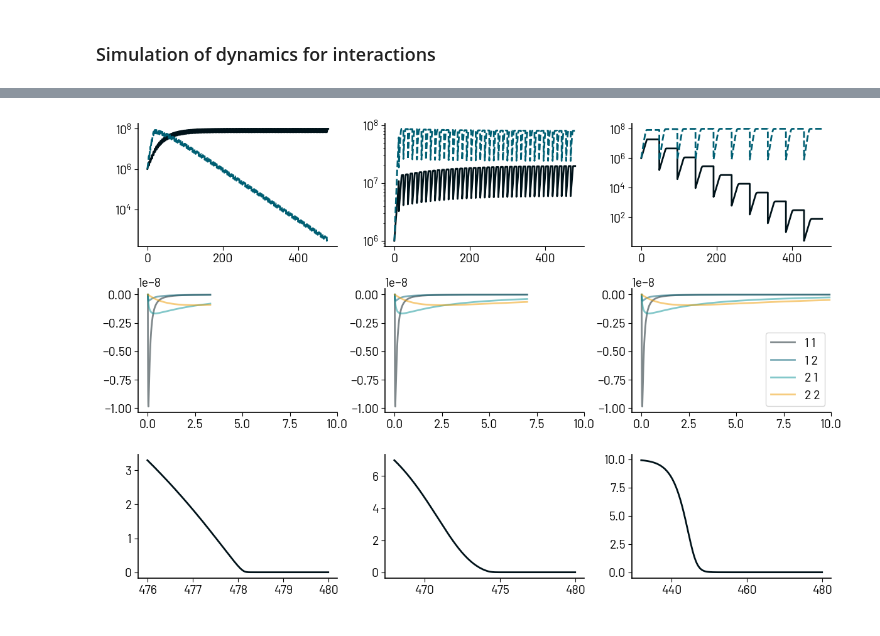
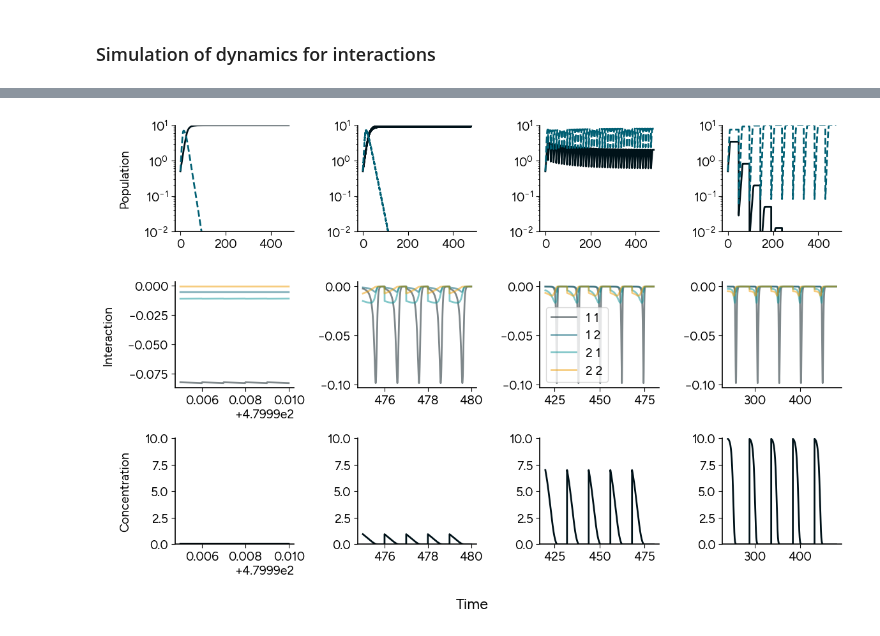
Before and after one commit to prajwalp/OE-dilutions, a Jupyter notebook: coexistence_interactions.ipynb, the cells around one changed output, grey strips where cells are left out. Cells and saved outputs as stored; diff of their text form; code cells hidden in the pictures.

```diff
--- a/coexistence_interactions.ipynb
+++ b/coexistence_interactions.ipynb
@@ -22,7 +22,7 @@ def species_survivability(km,mu,d,tau,c0):
 # %%
 a1,a2 = 0.2,0.57
 K1,K2 = 0.06,5.1
-y1,y2 = 1e7,1e7
+y1,y2 = 1,1
 
 alpha_vec = np.array([a1,a2])
 K_vec = np.array([K1,K2])
@@ -128,16 +132,16 @@ def effIntFn(alpha_vec,K_vec,yield_vec,c,sp1id,sp2id):
     return - alpha_vec[id1] * K_vec[id1] / (K_vec[id1] + c)**2 * alpha_vec[id2] * c / (K_vec[id2] + c) / yield_vec[id2]
 # %%
 s_vector = supply_conc
-y_init = np.array([1e6,1e6,s_vector])
+y_init = np.array([y1/2,y2/2,s_vector])
 
 alpha1,alpha2 = a1,a2
 km1,km2 = K1,K2
 yiel1,yiel2 = y1,y2
 
-dt = 1e-3
+dt = 1e-5
 t_integrate = np.arange(0,480,dt)
 # %%
-times_dilution_sim = np.array([4,12,48])
+times_dilution_sim = np.array([0.001,1,12,48])
 dils_frac_sim = np.zeros(times_dilution_sim.size)
 simulation_data = []
 
@@ -156,32 +166,44 @@ for i in range(times_dilution_sim.size):
 # %%
-fig,ax = plt.subplots(3,3,figsize=(12,8))
+fig,ax = plt.subplots(3,len(times_dilution_sim),figsize=(12,8))
 
 for i in range(times_dilution_sim.size):
     y_soln = simulation_data[i]
-    ax[0,i].plot(t_integrate[::10],y_soln[:,0][::10])
-    ax[0,i].plot(t_integrate[::10],y_soln[:,1][::10],ls="--")
+    ax[0,i].plot(t_integrate[::10000],y_soln[:,0][::10000])
+    ax[0,i].plot(t_integrate[::10000],y_soln[:,1][::10000],ls="--")
     ax[0,i].set_yscale('log')
 
-    cutoff = -int(1 * times_dilution_sim[i]/dt)
+    cutoff = -int(5 * times_dilution_sim[i]/dt)
     conc_sim = simulation_data[i][:,2]
 
     for j in range(2):
         for k in range(2):
             if(i==2):
-                ax[1,i].plot(conc_sim[cutoff:],-(np.abs(interaction_array[i,j,k,cutoff:]) ),alpha=0.5,label="%d %d"%(j+1,k+1))
+                ax[1,i].plot(t_integrate[cutoff:],-(np.abs(interaction_array[i,j,k,cutoff:]) ),alpha=0.5,label="%d %d"%(j+1,k+1))
                 ax[1,i].legend()
             else:
-                ax[1,i].plot(conc_sim[cutoff:],-(np.abs(interaction_array[i,j,k,cutoff:]) ),alpha=0.5)
+                ax[1,i].plot(t_integrate[cutoff:],-(np.abs(interaction_array[i,j,k,cutoff:]) ),alpha=0.5)
     ax[2,i].plot(t_integrate[cutoff:],conc_sim[cutoff:])
 
 
 
     ax[0,i].set_yscale("log")
+    ax[0,i].set_ylim(1e-2,1e1)
     # ax[1,i].set_yscale("log")
     # ax[1,i].set_xscale("log")
-    ax[1,i].set_xlim(-0.5,10)
+    # ax[1,i].set_xlim(-0.5,10)
     # ax[1,i].set_ylim(-8,)
 
+
+    ax[2,i].set_ylim(0,10)
+
+ax[0,0].set_ylabel("Population")
+ax[1,0].set_ylabel("Interaction")
+ax[2,0].set_ylabel("Concentration")
+# ax[0,1].set_xlabel("Time")
+# ax[1,1].set_xlabel("Time")
+# ax[2,1].set_xlabel("Time")
+
+fig.supxlabel("Time")
 plt.show()
 # %% [output]
-[figure, old version]
+[figure, new version]
```
Also changed, not shown: parts of 15 cells of this notebook.
